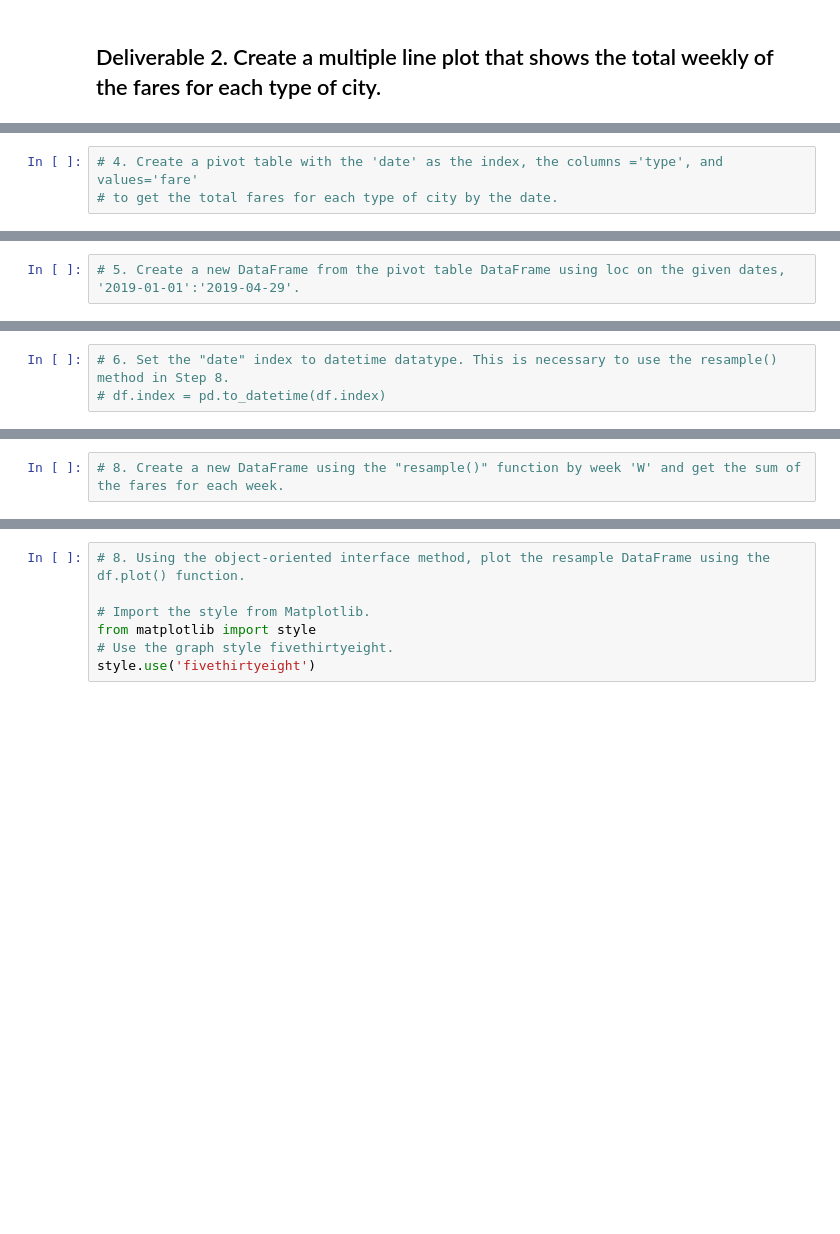
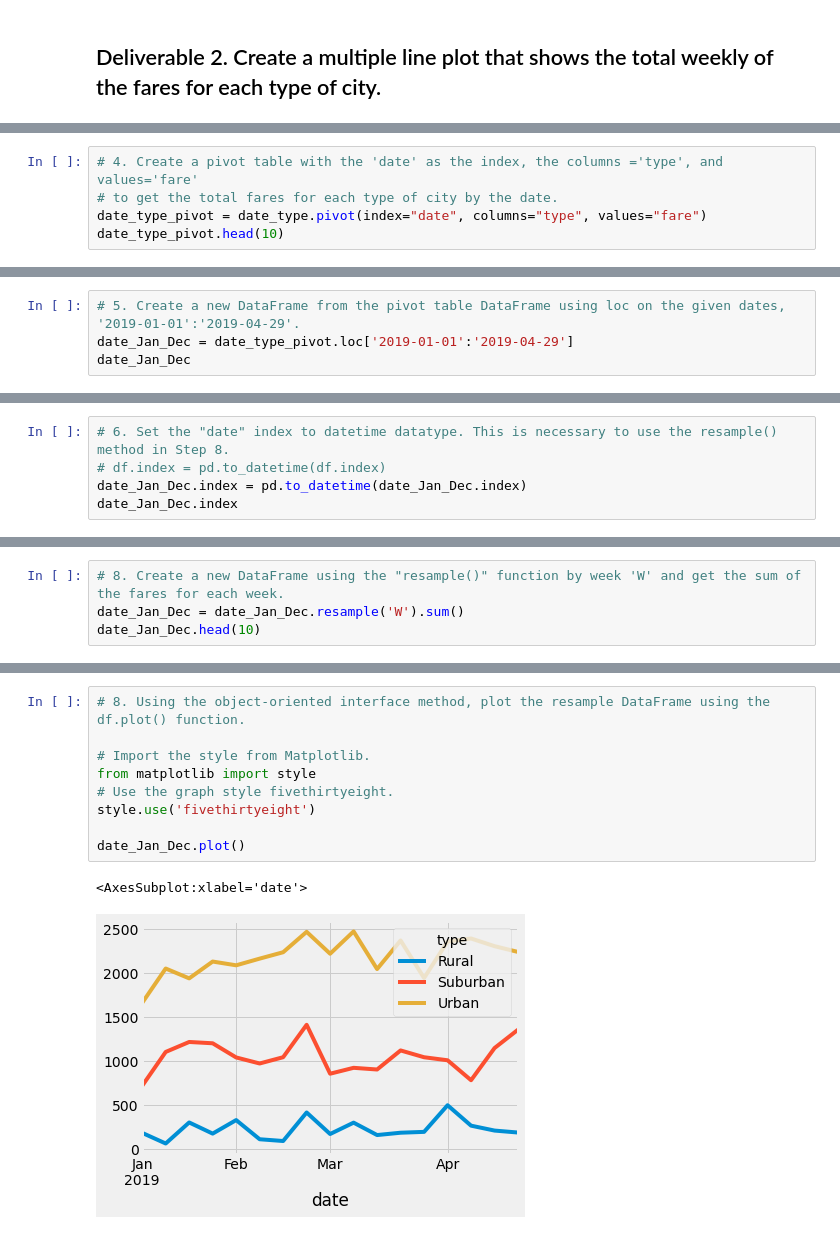
Before and after one commit to cranade/PyBer_Analysis, a Jupyter notebook: PyBer_Challenge.ipynb, the cells around one changed output, grey strips where cells are left out. Drawn from its saved outputs; the diff is of its cells as text; blank space fills up the shorter version.

```diff
--- a/PyBer_Challenge.ipynb
+++ b/PyBer_Challenge.ipynb
@@ -68,3 +238,5 @@ pyber_summary_df.index.name = None
 # %%
 # 4. Create a pivot table with the 'date' as the index, the columns ='type', and values='fare'
 # to get the total fares for each type of city by the date.
+date_type_pivot = date_type.pivot(index="date", columns="type", values="fare")
+date_type_pivot.head(10)
@@ -71,2 +256,4 @@ pyber_summary_df.index.name = None
 # %%
 # 5. Create a new DataFrame from the pivot table DataFrame using loc on the given dates, '2019-01-01':'2019-04-29'.
+date_Jan_Dec = date_type_pivot.loc['2019-01-01':'2019-04-29']
+date_Jan_Dec
@@ -73,3 +275,5 @@ pyber_summary_df.index.name = None
 # %%
 # 6. Set the "date" index to datetime datatype. This is necessary to use the resample() method in Step 8.
 # df.index = pd.to_datetime(df.index)
+date_Jan_Dec.index = pd.to_datetime(date_Jan_Dec.index)
+date_Jan_Dec.index
@@ -78,2 +307,4 @@ pyber_summary_df.index.name = None
 # %%
 # 8. Create a new DataFrame using the "resample()" function by week 'W' and get the sum of the fares for each week.
+date_Jan_Dec = date_Jan_Dec.resample('W').sum()
+date_Jan_Dec.head(10)
@@ -80,7 +324,12 @@ pyber_summary_df.index.name = None
 # %%
 # 8. Using the object-oriented interface method, plot the resample DataFrame using the df.plot() function.
 
 # Import the style from Matplotlib.
 from matplotlib import style
 # Use the graph style fivethirtyeight.
 style.use('fivethirtyeight')
+
+date_Jan_Dec.plot()
+# %% [output]
+<AxesSubplot:xlabel='date'>
+[figure, added]
```
Also changed, not shown: parts of 29 cells of this notebook, 1 other file.
